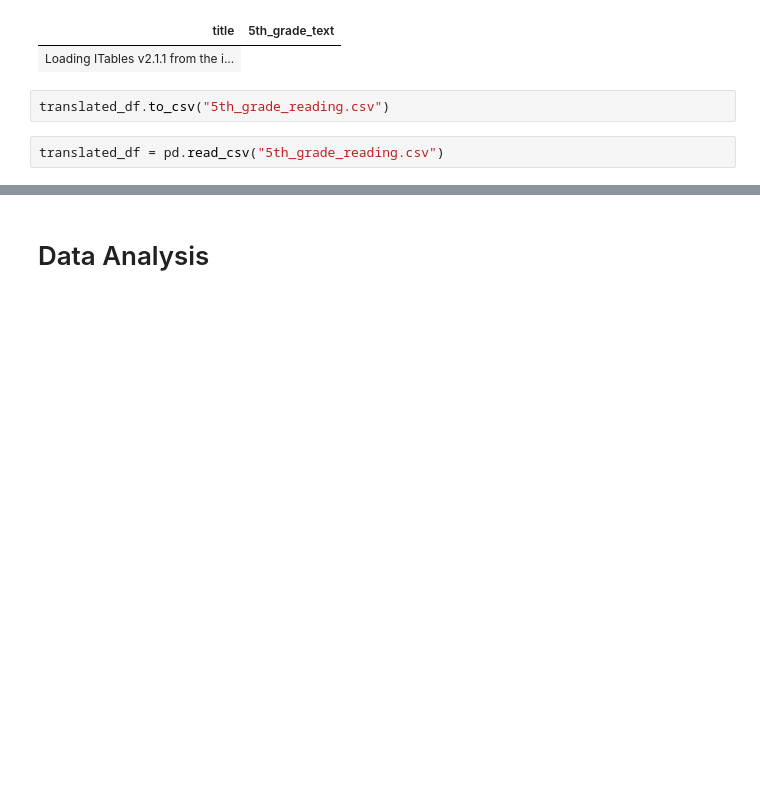
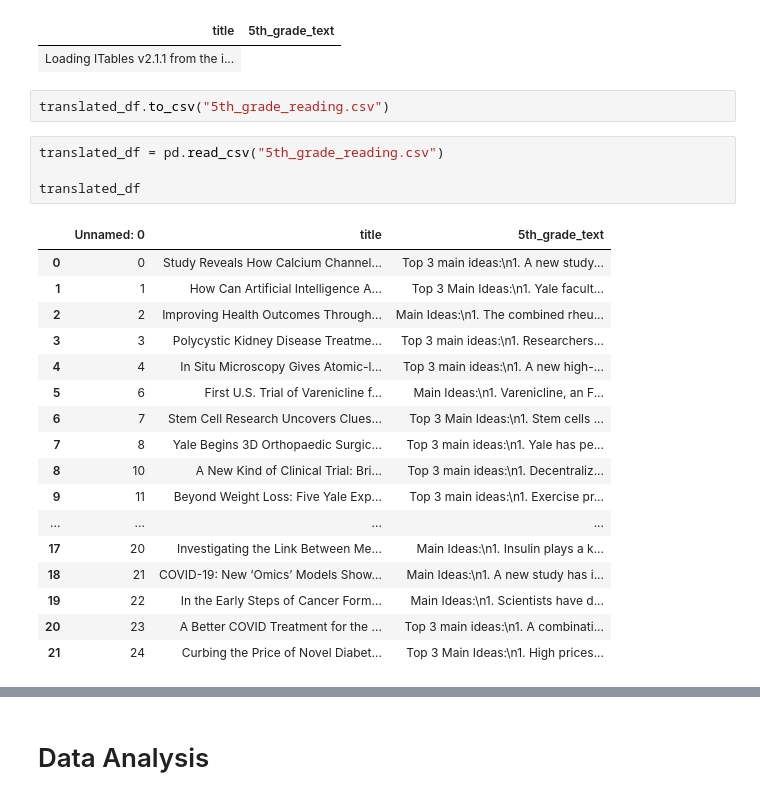
Before and after one commit to alexanderSolod/MedExplain, a Jupyter notebook: claude_analysis.ipynb, the cells around one changed output, grey strips where cells are left out. Cells and saved outputs as stored; diff of their text form; blank space fills up the shorter version.

```diff
--- a/claude_analysis.ipynb
+++ b/claude_analysis.ipynb
@@ -79,6 +75,26 @@ itables.show(translated_df)
 translated_df.to_csv("5th_grade_reading.csv")
 # %%
 translated_df = pd.read_csv("5th_grade_reading.csv")
+
+translated_df
+# %% [output]
+|  | Unnamed: 0 | title | 5th_grade_text |
+| 0 | 0 | Study Reveals How Calcium Channel... | Top 3 main ideas:\n1. A new study... |
+| 1 | 1 | How Can Artificial Intelligence A... | Top 3 Main Ideas:\n1. Yale facult... |
+| 2 | 2 | Improving Health Outcomes Through... | Main Ideas:\n1. The combined rheu... |
+| 3 | 3 | Polycystic Kidney Disease Treatme... | Top 3 main ideas:\n1. Researchers... |
+| 4 | 4 | In Situ Microscopy Gives Atomic-l... | Top 3 main ideas:\n1. A new high-... |
+| 5 | 6 | First U.S. Trial of Varenicline f... | Main Ideas:\n1. Varenicline, an F... |
+| 6 | 7 | Stem Cell Research Uncovers Clues... | Top 3 Main Ideas:\n1. Stem cells ... |
+| 7 | 8 | Yale Begins 3D Orthopaedic Surgic... | Top 3 main ideas:\n1. Yale has pe... |
+| 8 | 10 | A New Kind of Clinical Trial: Bri... | Top 3 main ideas:\n1. Decentraliz... |
+| 9 | 11 | Beyond Weight Loss: Five Yale Exp... | Top 3 main ideas:\n1. Exercise pr... |
+| ... | ... | ... | ... |
+| 17 | 20 | Investigating the Link Between Me... | Main Ideas:\n1. Insulin plays a k... |
+| 18 | 21 | COVID-19: New ‘Omics’ Models Show... | Main Ideas:\n1. A new study has i... |
+| 19 | 22 | In the Early Steps of Cancer Form... | Main Ideas:\n1. Scientists have d... |
+| 20 | 23 | A Better COVID Treatment for the ... | Top 3 main ideas:\n1. A combinati... |
+| 21 | 24 | Curbing the Price of Novel Diabet... | Top 3 Main Ideas:\n1. High prices... |
 # %%
 fifth_grade_scores_df = translated_df[['title']].copy()
 
```
Also changed, not shown: parts of 7 cells of this notebook.
